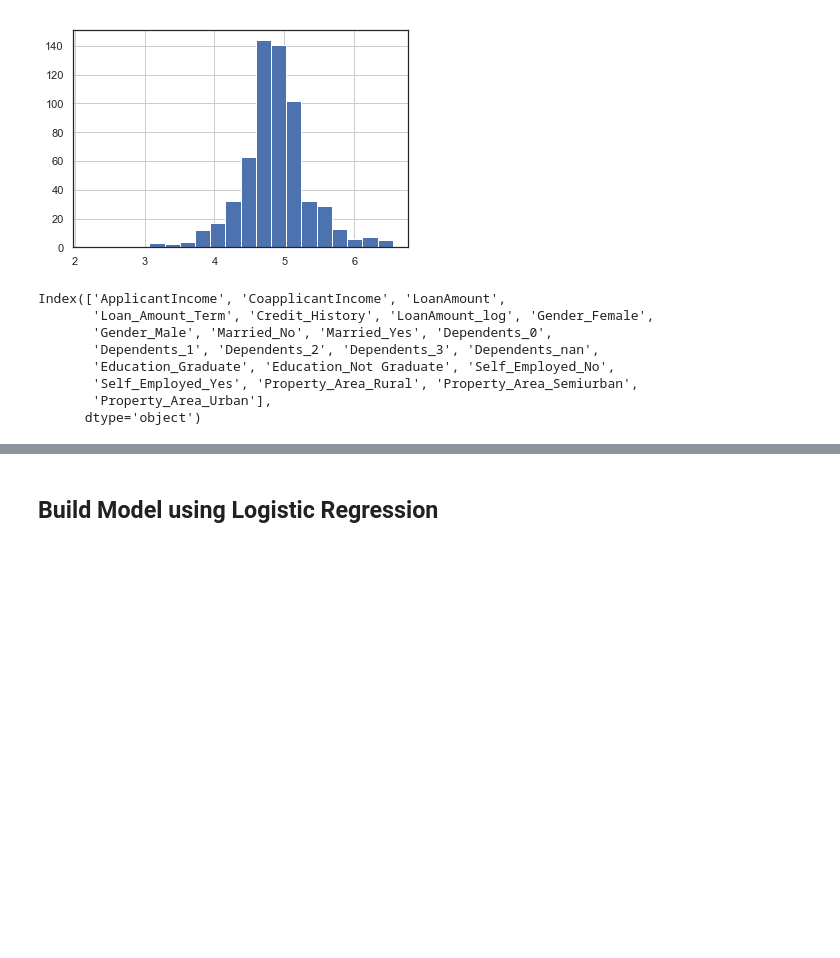
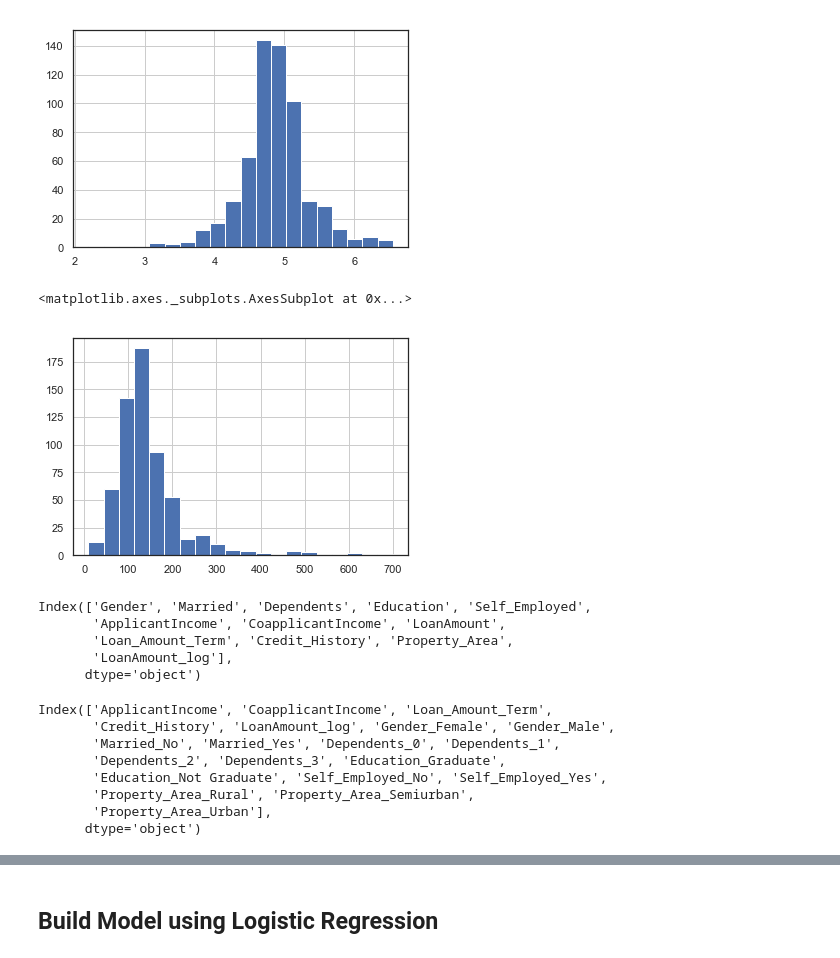
Before and after one commit to srikanthpragada/DS_06_MAY_2019, a Jupyter notebook: loan/loan_prediction.ipynb, the cells around one changed output, grey strips where cells are left out. Cells and saved outputs as stored; diff of their text form; code cells hidden in the pictures; blank space fills up the shorter version.

```diff
--- a/loan/loan_prediction.ipynb
+++ b/loan/loan_prediction.ipynb
@@ -487,8 +508,7 @@ train['Dependents'] = train["Dependents"].astype('str')
 train['Dependents'].replace(to_replace = ['0', '1', '2', '3+'], value=['0', '1','2', '3'],inplace=True)
 # %%
 # replacing Y and N in Loan_Status variable with 1 and 0 respectively
-train['Loan_Status'].replace('N', 0,inplace=True)
-train['Loan_Status'].replace('Y', 1,inplace=True)
+train['Loan_Status'].replace(to_replace =['N','Y'], value=[0,1],inplace=True)
 # %%
 # Print correlation matrix to understand relationship between variables
 matrix = train.corr()
@@ -519,7 +542,6 @@ dtype: int64
 # %%
-# replacing the missing values with the mode
-train['Gender'].fillna(train['Gender'].mode()[0], inplace=True)
 train['Married'].fillna(train['Married'].mode()[0], inplace=True)
-train['Dependents'].fillna(train['Dependents'].mode()[0], inplace=True)
 train['Self_Employed'].fillna(train['Self_Employed'].mode()[0], inplace=True)
 train['Credit_History'].fillna(train['Credit_History'].mode()[0], inplace=True)
+# %%
+dmode = train['Dependents'].mode()[0]
@@ -525,0 +552,2 @@ train['Credit_History'].fillna(train['Credit_History'].mode()[0], inplace=True)
+# %%
+train.loc[train['Dependents'] == 'nan','Dependents'] = dmode
@@ -583,24 +615,37 @@ train['LoanAmount_log'].hist(bins=20)
 # %% [output]
 <matplotlib.axes._subplots.AxesSubplot at 0x...>
 [figure]
+# %%
+train['LoanAmount'].hist(bins=20)
+# %% [output]
+<matplotlib.axes._subplots.AxesSubplot at 0x...>
+[figure, added]
 # %%
 # Drop loan_ID column
 train=train.drop('Loan_ID',axis=1)
 # %%
 y = train.Loan_Status
 X = train.drop('Loan_Status',axis=1)
+# %%
+X.columns
+# %% [output]
+Index(['Gender', 'Married', 'Dependents', 'Education', 'Self_Employed',
+       'ApplicantIncome', 'CoapplicantIncome', 'LoanAmount',
+       'Loan_Amount_Term', 'Credit_History', 'Property_Area',
+       'LoanAmount_log'],
+      dtype='object')
 # %%
 # Adding dummies to the dataset
 X=pd.get_dummies(X)
 # %%
 X.columns
 # %% [output]
-Index(['ApplicantIncome', 'CoapplicantIncome', 'LoanAmount',
-       'Loan_Amount_Term', 'Credit_History', 'LoanAmount_log', 'Gender_Female',
-       'Gender_Male', 'Married_No', 'Married_Yes', 'Dependents_0',
-       'Dependents_1', 'Dependents_2', 'Dependents_3', 'Dependents_nan',
-       'Education_Graduate', 'Education_Not Graduate', 'Self_Employed_No',
-       'Self_Employed_Yes', 'Property_Area_Rural', 'Property_Area_Semiurban',
+Index(['ApplicantIncome', 'CoapplicantIncome', 'Loan_Amount_Term',
+       'Credit_History', 'LoanAmount_log', 'Gender_Female', 'Gender_Male',
+       'Married_No', 'Married_Yes', 'Dependents_0', 'Dependents_1',
+       'Dependents_2', 'Dependents_3', 'Education_Graduate',
+       'Education_Not Graduate', 'Self_Employed_No', 'Self_Employed_Yes',
+       'Property_Area_Rural', 'Property_Area_Semiurban',
        'Property_Area_Urban'],
       dtype='object')
 # %%
```
Also changed, not shown: parts of 8 cells of this notebook, 1 other file.
